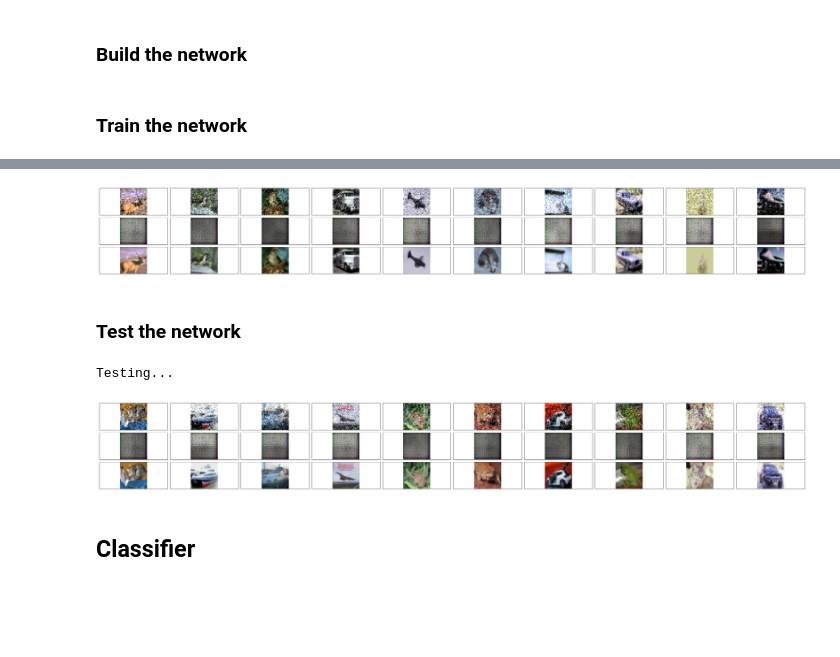
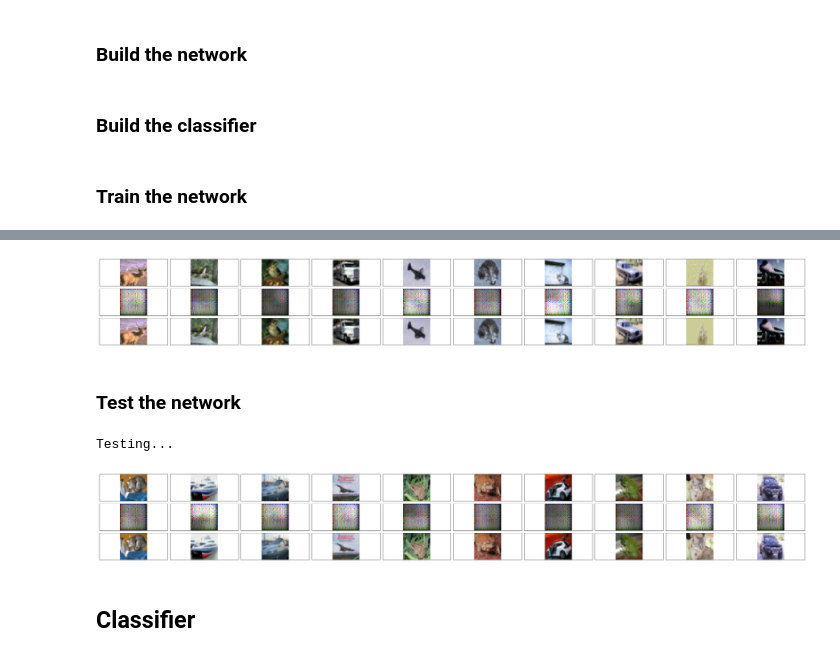
Before and after one commit to amirkeren/deep-learning-course, a Jupyter notebook: ex3/ex3.ipynb, the cells around one changed output, grey strips where cells are left out. Cells and saved outputs as stored; diff of their text form; code cells hidden in the pictures; blank space fills up the shorter version.

```diff
--- a/ex3/ex3.ipynb
+++ b/ex3/ex3.ipynb
@@ -23,10 +23,10 @@ N_BATCHES = 5
 # %% [markdown]
 ### Hyperparameters
 # %%
-epochs = 1
+epochs = 100
 batch_size = 2000
 learning_rate = 0.001
-show_images_every_n_epochs = 1
+show_images_every_n_epochs = 5
 keep_probability = 0.8
 
 # TODO - remove this
@@ -56,35 +56,24 @@ for i in range(10):
 # %% [markdown]
 ### Build the network
 # %%
-inputs_ = tf.placeholder(tf.float32, (None, 32, 32, 3), name='inputs')
-targets_ = tf.placeholder(tf.float32, (None, 32, 32, 3), name='targets')
-labels_ = tf.placeholder(tf.float32, [None, 10], name='labels')
+inputs_ = tf.placeholder(tf.float32, (None, 32, 32, 3))
+targets_ = tf.placeholder(tf.float32, (None, 32, 32, 3))
+labels_ = tf.placeholder(tf.float32, [None, 10])
 # %%
-# encoder = tf.layers.conv2d(inputs_, 12, [5, 5], strides=(1, 1), padding="SAME")
-# encoder = tf.layers.max_pooling2d(encoder, pool_size=(2, 2), strides=(2, 2), padding="SAME")
-# encoder = tf.layers.conv2d(encoder, 48, [5, 5], strides=(1, 1), padding="SAME")
-# encoder = tf.layers.max_pooling2d(encoder, pool_size=(2, 2), strides=(2, 2), padding="SAME")
-# encoder = tf.layers.conv2d(encoder, 192, [5, 5], strides=(4, 4), padding="SAME")
+encoder = tf.layers.conv2d(inputs_, 12, [5, 5], strides=(1, 1), padding="SAME")
+encoder = tf.layers.max_pooling2d(encoder, pool_size=(2, 2), strides=(2, 2), padding="SAME")
+encoder = tf.layers.conv2d(encoder, 48, [5, 5], strides=(1, 1), padding="SAME")
+encoder = tf.layers.max_pooling2d(encoder, pool_size=(2, 2), strides=(2, 2), padding="SAME")
+encoder = tf.layers.conv2d(encoder, 192, [5, 5], strides=(4, 4), padding="SAME")
 
-# decoder = tf.layers.conv2d_transpose(encoder, 192, [5, 5], strides=(4, 4), padding="SAME")
-# decoder = network_utils.unpool(decoder)
-# decoder = tf.layers.conv2d_transpose(decoder, 48, [5, 5], strides=(1, 1), padding="SAME")
-# decoder = network_utils.unpool(decoder)
-# decoder = tf.layers.conv2d_transpose(decoder, 3, [5, 5], strides=(1, 1), padding="SAME")
-
-encoder = tf.layers.conv2d(inputs_, 6, [5, 5], strides=(1, 1), padding="SAME")
-encoder = tf.layers.max_pooling2d(encoder, pool_size=(2, 2), strides=(2, 2), padding="SAME")
-encoder = tf.layers.conv2d(encoder, 12, [5, 5], strides=(1, 1), padding="SAME")
-encoder = tf.layers.max_pooling2d(encoder, pool_size=(2, 2), strides=(2, 2), padding="SAME")
-encoder = tf.layers.conv2d(encoder, 24, [5, 5], strides=(4, 4), padding="SAME")
-
-decoder = tf.layers.conv2d_transpose(encoder, 24, [5, 5], strides=(4, 4), padding="SAME")
+decoder = tf.layers.conv2d_transpose(encoder, 192, [5, 5], strides=(4, 4), padding="SAME")
 decoder = network_utils.unpool(decoder)
-decoder = tf.layers.conv2d_transpose(decoder, 12, [5, 5], strides=(1, 1), padding="SAME")
+decoder = tf.layers.conv2d_transpose(decoder, 48, [5, 5], strides=(1, 1), padding="SAME")
 decoder = network_utils.unpool(decoder)
 decoder = tf.layers.conv2d_transpose(decoder, 3, [5, 5], strides=(1, 1), padding="SAME")
 
-y_pred = tf.identity(decoder, name='decoded')
-
+y_pred = tf.identity(decoder)
 cost = tf.reduce_mean(tf.abs(y_pred - targets_))
 opt = tf.train.AdamOptimizer(learning_rate).minimize(cost)
+# %% [markdown]
+### Build the classifier
@@ -105,8 +105,5 @@ for e in range(epochs):
     if e % show_images_every_n_epochs == 0:
         reconstructed = sess.run(y_pred, feed_dict={inputs_: valid_noisy[:10].reshape((10, 32, 32, 3))})
         helper.show_images(valid_features, valid_noisy, np.clip(reconstructed, 0, 1))
-
-saver = tf.train.Saver()
-save_path = saver.save(sess, SAVE_MODEL_PATH)
 # %% [output]
 Training...
@@ -114,4 +111,4 @@ Training...
-[figure, old version]
+[figure, new version]
 # %% [markdown]
 ### Test the network
 # %%
@@ -125,7 +122,7 @@ reconstructed = sess.run(y_pred, feed_dict={inputs_: test_noisy.reshape((10, 32,
 helper.show_images(test_features, test_noisy, np.clip(reconstructed, 0, 1))
 # %% [output]
 Testing...
-[figure, old version]
+[figure, new version]
 # %% [markdown]
 ## Classifier
 # %% [markdown]
```
Also changed, not shown: parts of 9 cells of this notebook, 1 other file.
